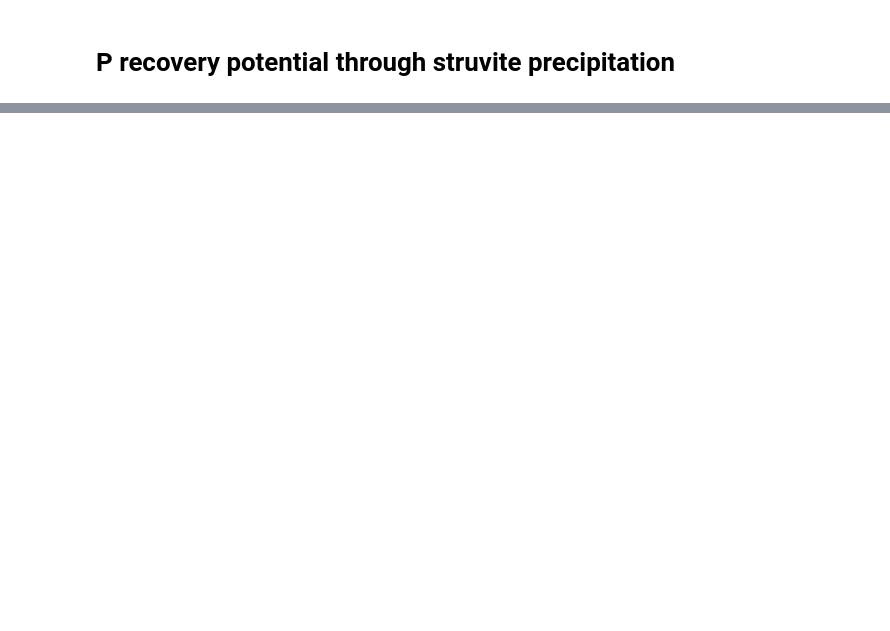
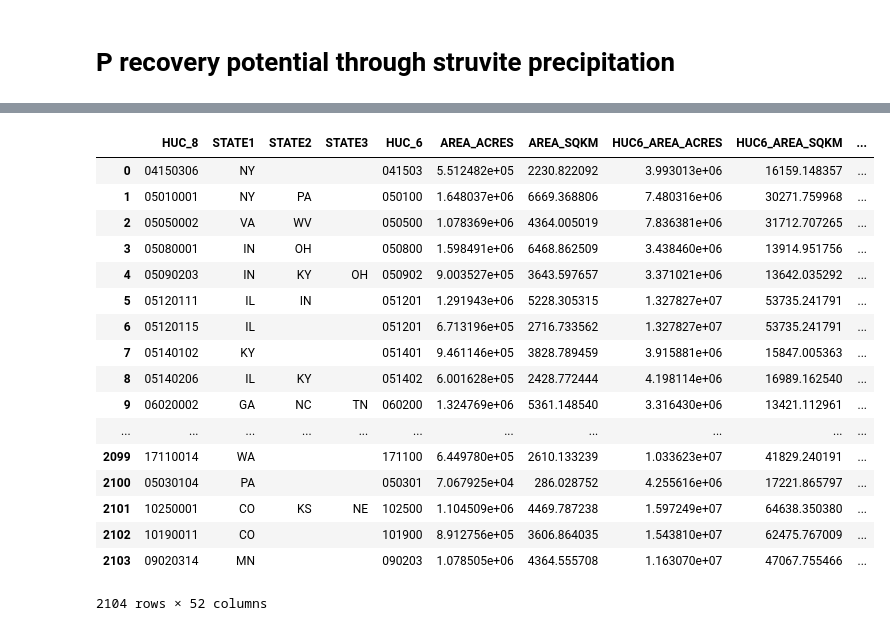
Before and after one commit to emartinher-PSEM3/Ceres, a Jupyter notebook: cereslibrary/TES/TES.ipynb, the cells around one changed output, grey strips where cells are left out. Saved outputs shown, nothing was run; the diff lists cells and outputs as text; code cells hidden in the pictures; blank space fills up the shorter version.

Commit message:
P emissions scenarios finished

```diff
--- a/cereslibrary/TES/TES.ipynb
+++ b/cereslibrary/TES/TES.ipynb
@@ -1527,4 +1544,7 @@ m_AntrophogenicPBalance.save('m_AntrophogenicPBalance.html')
 # %%
+poly  = geopandas.GeoDataFrame.from_file('watershed/huc8sum.shp')
+
+
 HUC8_States = pd.DataFrame({'HUC_8':poly['HUC_8'],
                             'STATE1':poly['STATES'].map(lambda x: str(x)[:2]),
                             'STATE2':poly['STATES'].map(lambda x: str(x)[3:5]),
@@ -1573,0 +1587,20 @@ CattleTypeCensus
+# %%
+CattleHUC6Census = pd.read_csv('DatabasesClean/AgricensusCattle_reconciliated.csv', converters={'HUC_6': lambda x: str(x)})
+CattleHUC6Census
+
+HUC8_States_Area_Cattle = pd.merge(HUC8_States_Area, CattleHUC6Census, on="HUC_6", how = 'left').rename(columns={'Cattle and calves': 'Cattle_HUC6',
+                                                                                                                 'Hogs and pigs': 'Pig_HUC6',
+                                                                                                                 'Sheep and lambs': 'Sheep_HUC6',
+                                                                                                                 'Horses and ponies': 'Horses_HUC6',
+                                                                                                                 'Goats': 'Goats_HUC6',
+                                                                                                                 'Chickens': 'Chickens_HUC6'
+                                                                                                                })
+HUC8_States_Area_Cattle['Cattle_HUC8'] = HUC8_States_Area_Cattle['Cattle_HUC6']*HUC8_States_Area_Cattle['AreaFraction_ACRES']/100
+HUC8_States_Area_Cattle['Pig_HUC8'] = HUC8_States_Area_Cattle['Pig_HUC6']*HUC8_States_Area_Cattle['AreaFraction_ACRES']/100
+HUC8_States_Area_Cattle['Sheep_HUC8'] = HUC8_States_Area_Cattle['Sheep_HUC6']*HUC8_States_Area_Cattle['AreaFraction_ACRES']/100
+HUC8_States_Area_Cattle['Horses_HUC8'] = HUC8_States_Area_Cattle['Horses_HUC6']*HUC8_States_Area_Cattle['AreaFraction_ACRES']/100
+HUC8_States_Area_Cattle['Goats_HUC8'] = HUC8_States_Area_Cattle['Goats_HUC6']*HUC8_States_Area_Cattle['AreaFraction_ACRES']/100
+HUC8_States_Area_Cattle['Chickens_HUC6'] = HUC8_States_Area_Cattle['Chickens_HUC6']*HUC8_States_Area_Cattle['AreaFraction_ACRES']/100
+
+# HUC8_States_Area_Cattle['STATE1']
+HUC8_States_Area_Cattle.loc[1040,'STATE1']
@@ -1573,0 +1670,39 @@ CattleTypeCensus
+# %%
+P_RecoveryScenarios = [0,1,2,4,6]
+
+# HUC8_States_Area_Cattle['P-PO43_Emissions_Mol'] = HUC8_States_Area_Cattle['P-PO43_ManureEmissions']*1000*30.973761
+HUC8_States_Area_Cattle['P-PO43_Emissions_Scenario1_kg'] = HUC8_States_Area_Cattle['P-PO43_ManureEmissions'] * (1-0.957*P_RecoveryScenarios[1]/(0.996+P_RecoveryScenarios[1]))
+HUC8_States_Area_Cattle['P-PO43_Emissions_Scenario2_kg'] = HUC8_States_Area_Cattle['P-PO43_ManureEmissions'] * (1-0.957*P_RecoveryScenarios[2]/(0.996+P_RecoveryScenarios[2]))
+HUC8_States_Area_Cattle['P-PO43_Emissions_Scenario3_kg'] = HUC8_States_Area_Cattle['P-PO43_ManureEmissions'] * (1-0.957*P_RecoveryScenarios[3]/(0.996+P_RecoveryScenarios[3]))
+HUC8_States_Area_Cattle['P-PO43_Emissions_Scenario4_kg'] = HUC8_States_Area_Cattle['P-PO43_ManureEmissions'] * (1-0.957*P_RecoveryScenarios[4]/(0.996+P_RecoveryScenarios[4]))
+
+HUC8_States_Area_Cattle['P-PO43_Recovery_Scenario1_kg'] = HUC8_States_Area_Cattle['P-PO43_ManureEmissions'] * 0.957*P_RecoveryScenarios[1]/(0.996+P_RecoveryScenarios[1])
+HUC8_States_Area_Cattle['P-PO43_Recovery_Scenario2_kg'] = HUC8_States_Area_Cattle['P-PO43_ManureEmissions'] * 0.957*P_RecoveryScenarios[2]/(0.996+P_RecoveryScenarios[2])
+HUC8_States_Area_Cattle['P-PO43_Recovery_Scenario3_kg'] = HUC8_States_Area_Cattle['P-PO43_ManureEmissions'] * 0.957*P_RecoveryScenarios[3]/(0.996+P_RecoveryScenarios[3])
+HUC8_States_Area_Cattle['P-PO43_Recovery_Scenario4_kg'] = HUC8_States_Area_Cattle['P-PO43_ManureEmissions'] * 0.957*P_RecoveryScenarios[4]/(0.996+P_RecoveryScenarios[4])
+
+HUC8_States_Area_Cattle['P_EmissionsAvoided_Scenario1_kg'] = HUC8_States_Area_Cattle['P-PO43_Recovery_Scenario1_kg']/HUC8_States_Area_Cattle['P_ManureEmissions']
+HUC8_States_Area_Cattle['P_EmissionsAvoided_Scenario2_kg'] = HUC8_States_Area_Cattle['P-PO43_Recovery_Scenario2_kg']/HUC8_States_Area_Cattle['P_ManureEmissions']
+HUC8_States_Area_Cattle['P_EmissionsAvoided_Scenario3_kg'] = HUC8_States_Area_Cattle['P-PO43_Recovery_Scenario3_kg']/HUC8_States_Area_Cattle['P_ManureEmissions']
+HUC8_States_Area_Cattle['P_EmissionsAvoided_Scenario4_kg'] = HUC8_States_Area_Cattle['P-PO43_Recovery_Scenario4_kg']/HUC8_States_Area_Cattle['P_ManureEmissions']
+
+HUC8_States_Area_Cattle
+# %% [output]
+|  | HUC_8 | STATE1 | STATE2 | STATE3 | HUC_6 | AREA_ACRES | AREA_SQKM | HUC6_AREA_ACRES | HUC6_AREA_SQKM | ... |
+| 0 | 04150306 | NY |  |  | 041503 | 5.512482e+05 | 2230.822092 | 3.993013e+06 | 16159.148357 | ... |
+| 1 | 05010001 | NY | PA |  | 050100 | 1.648037e+06 | 6669.368806 | 7.480316e+06 | 30271.759968 | ... |
+| 2 | 05050002 | VA | WV |  | 050500 | 1.078369e+06 | 4364.005019 | 7.836381e+06 | 31712.707265 | ... |
+| 3 | 05080001 | IN | OH |  | 050800 | 1.598491e+06 | 6468.862509 | 3.438460e+06 | 13914.951756 | ... |
+| 4 | 05090203 | IN | KY | OH | 050902 | 9.003527e+05 | 3643.597657 | 3.371021e+06 | 13642.035292 | ... |
+| 5 | 05120111 | IL | IN |  | 051201 | 1.291943e+06 | 5228.305315 | 1.327827e+07 | 53735.241791 | ... |
+| 6 | 05120115 | IL |  |  | 051201 | 6.713196e+05 | 2716.733562 | 1.327827e+07 | 53735.241791 | ... |
+| 7 | 05140102 | KY |  |  | 051401 | 9.461146e+05 | 3828.789459 | 3.915881e+06 | 15847.005363 | ... |
+| 8 | 05140206 | IL | KY |  | 051402 | 6.001628e+05 | 2428.772444 | 4.198114e+06 | 16989.162540 | ... |
+| 9 | 06020002 | GA | NC | TN | 060200 | 1.324769e+06 | 5361.148540 | 3.316430e+06 | 13421.112961 | ... |
+| ... | ... | ... | ... | ... | ... | ... | ... | ... | ... | ... |
+| 2099 | 17110014 | WA |  |  | 171100 | 6.449780e+05 | 2610.133239 | 1.033623e+07 | 41829.240191 | ... |
+| 2100 | 05030104 | PA |  |  | 050301 | 7.067925e+04 | 286.028752 | 4.255616e+06 | 17221.865797 | ... |
+| 2101 | 10250001 | CO | KS | NE | 102500 | 1.104509e+06 | 4469.787238 | 1.597249e+07 | 64638.350380 | ... |
+| 2102 | 10190011 | CO |  |  | 101900 | 8.912756e+05 | 3606.864035 | 1.543810e+07 | 62475.767009 | ... |
+| 2103 | 09020314 | MN |  |  | 090203 | 1.078505e+06 | 4364.555708 | 1.163070e+07 | 47067.755466 | ... |
+2104 rows × 52 columns
```
Also changed, not shown: parts of 17 cells of this notebook, 11 other files.
